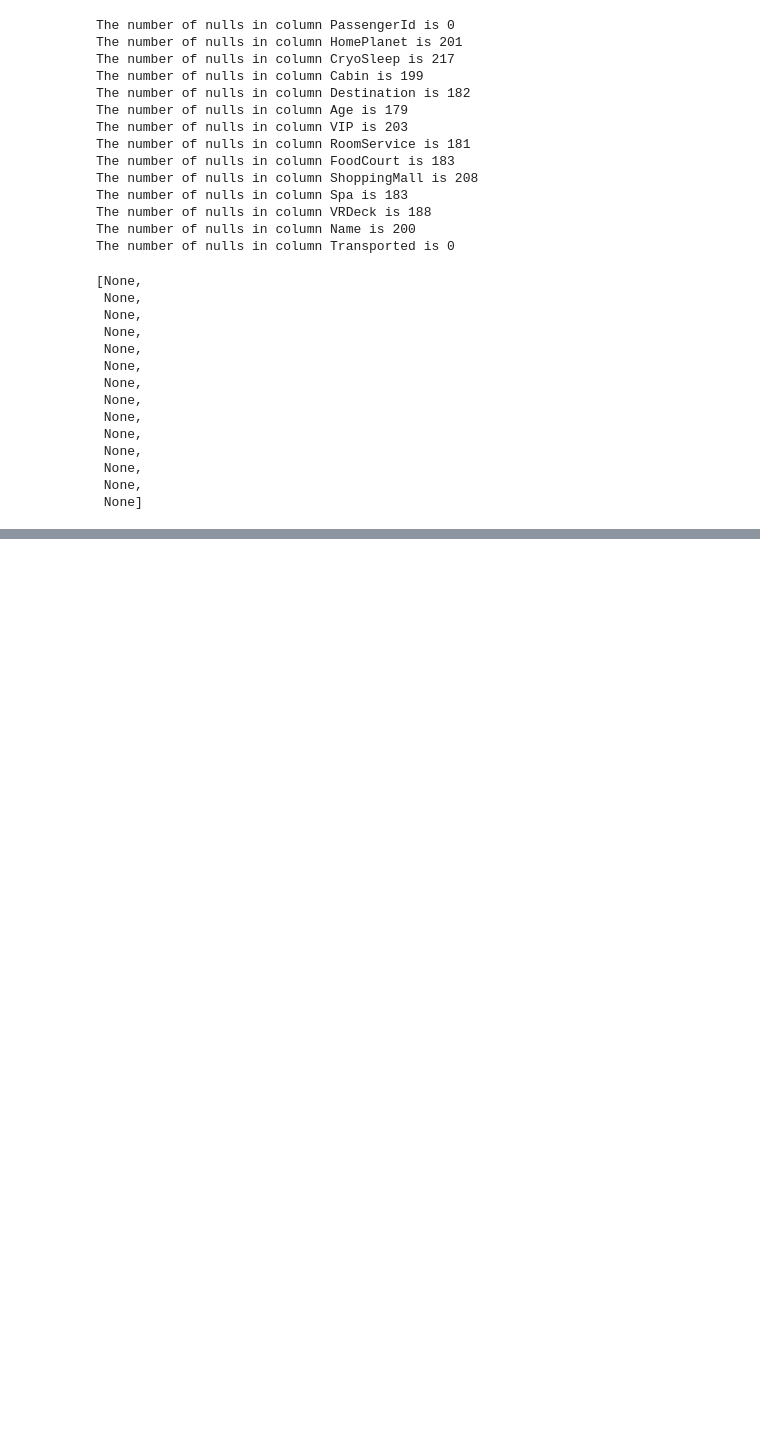
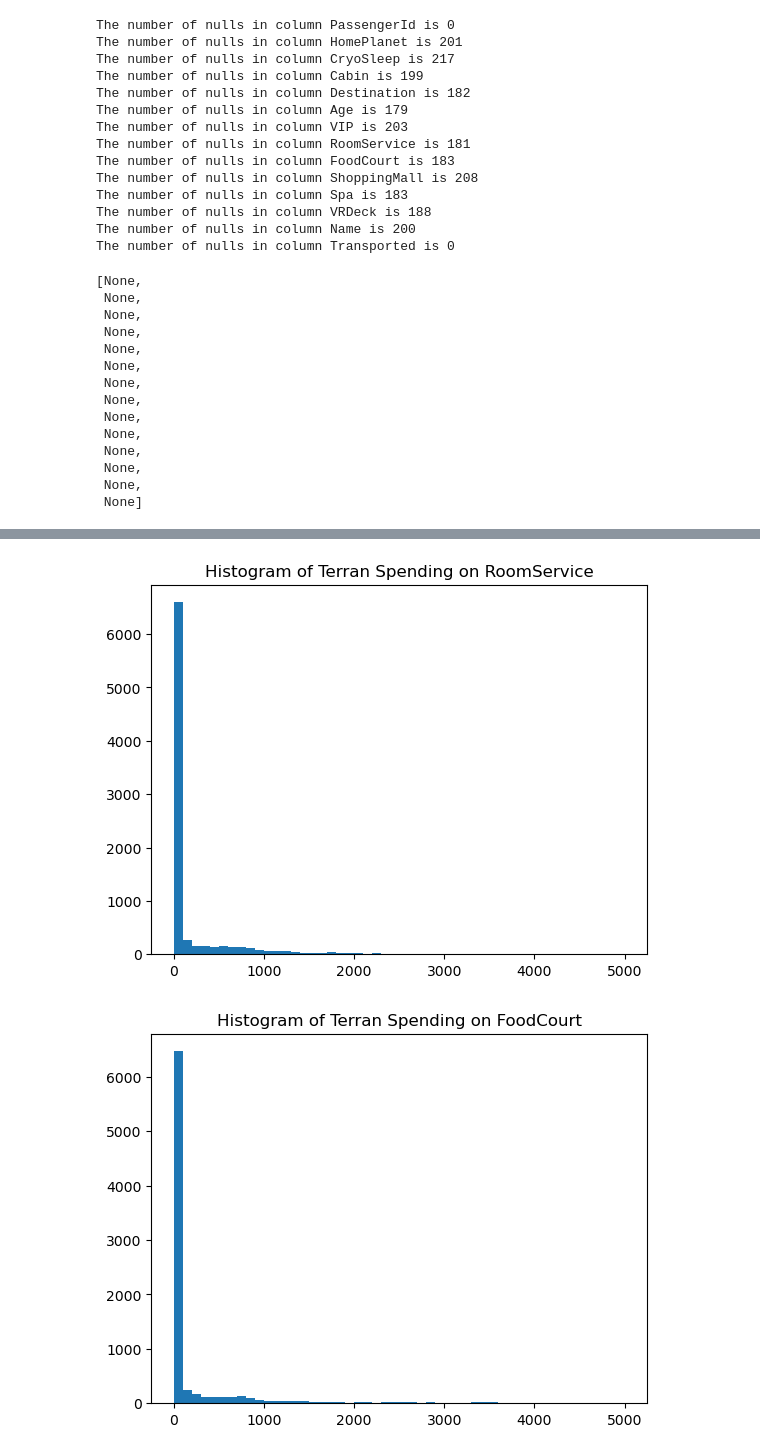
Before and after one commit to jmeisenh/SpaceTitanic, a Jupyter notebook: SpaceShipTitanicWorkflow.ipynb, the cells around one changed output, grey strips where cells are left out. Drawn from its saved outputs; the diff is of its cells as text; code cells hidden in the pictures; blank space fills up the shorter version.

```diff
--- a/SpaceShipTitanicWorkflow.ipynb
+++ b/SpaceShipTitanicWorkflow.ipynb
@@ -83,0 +145,12 @@ That is a fair number of blanks, maybe we can infer some values
+# %%
+# check distribution of ameneties spending
+import matplotlib.pyplot as plt
+amenities = ['RoomService', 'FoodCourt', 'ShoppingMall', 'Spa','VRDeck']
+for i in amenities:
+    plt.figure()
+    plt.title(f'Histogram of Terran Spending on {i}')
+    plt.hist(df[i], bins = 50, range = (0,5000))
+    plt.show()
+# %% [output]
+[figure, added]
+[figure, added]
```
Also changed, not shown: parts of 32 cells of this notebook.
